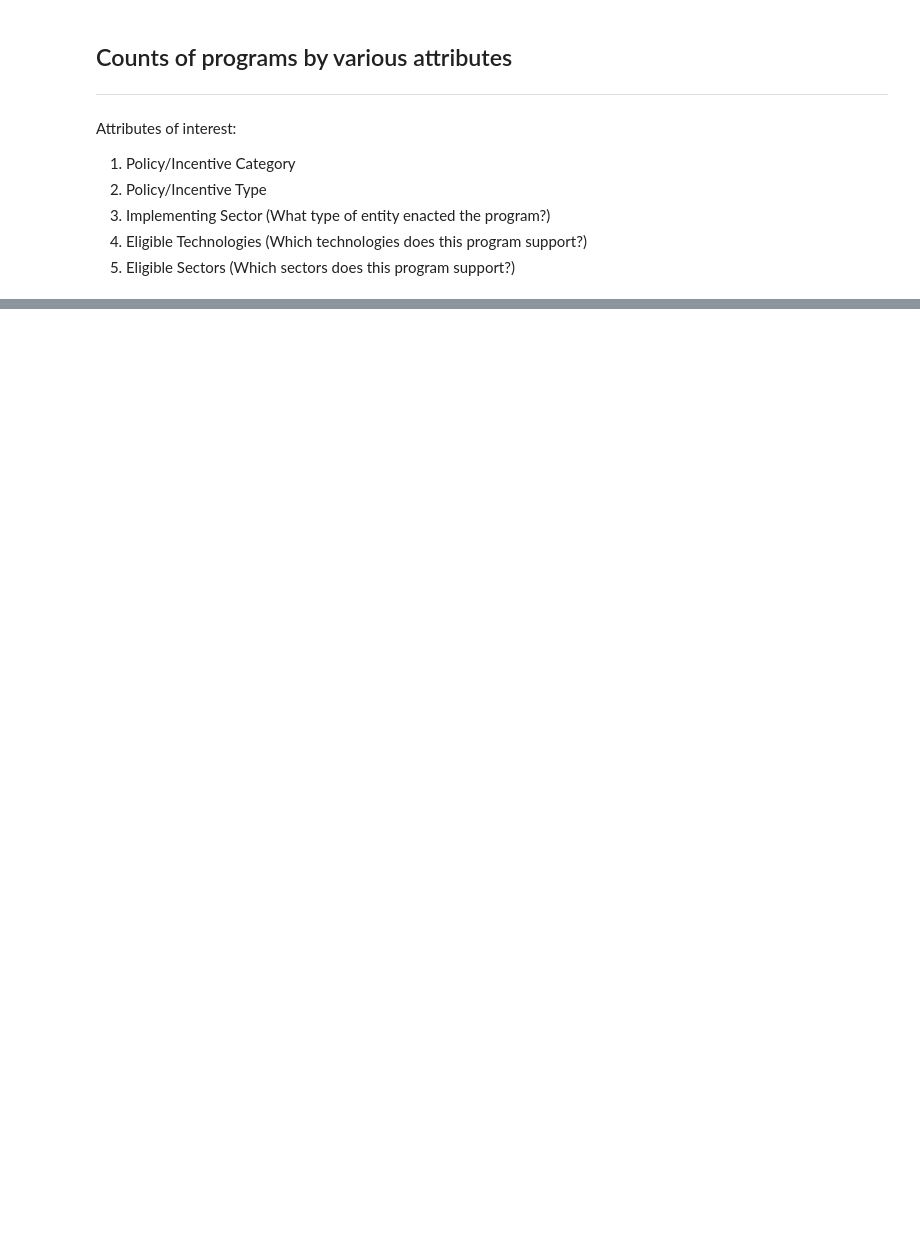
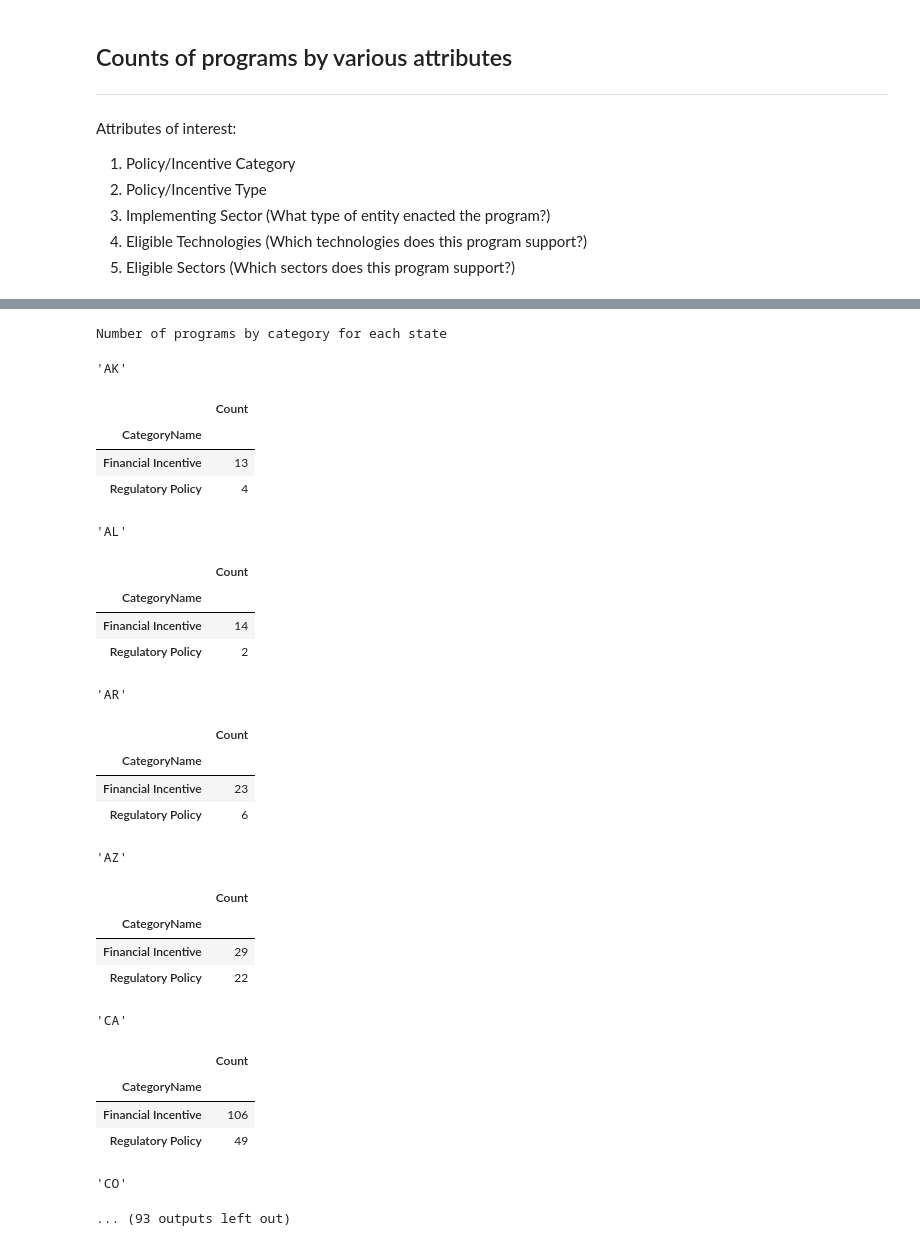
Before and after one commit to sven-soderborg/HonorsThesisCode, a Jupyter notebook: dsire_exploration.ipynb, the cells around one changed output, grey strips where cells are left out. Drawn from its saved outputs; the diff is of its cells as text; code cells hidden in the pictures; blank space fills up the shorter version.

```diff
--- a/dsire_exploration.ipynb
+++ b/dsire_exploration.ipynb
@@ -46,8 +183,9 @@ for col in dsire.columns:
         sect_counts[sec_name] = dsire[col].sum() # binary categorical var so sum is the count
 
 # Add sector counts to the collection of attribute counts
-sect_series = pd.Series(sect_counts)
-attr_counts['Sector'] = sect_series
+sect_series = pd.Series(sect_counts, name='Count')
+sect_series.index.name = 'Applicable Sectors'
+attr_counts['Applicable Sectors'] = sect_series
 
 # See notes about sectors starting line 5
 tech_counts = {}
@@ -55,12 +193,23 @@ for col in dsire.columns:
     if 'Tech_' in col:
         tech_name = tech_dict[col.split('_')[1]]
         tech_counts[tech_name] = dsire[col].sum()
-tech_series = pd.Series(tech_counts)
-attr_counts['Tech'] = tech_series
+tech_series = pd.Series(tech_counts, name='Count')
+tech_series.index.name = 'Applicable Technologies'
+attr_counts['Applicable Technologies'] = tech_series
 
 # Find the value counts for the columns of interest
 for col in cols_interest:
     attr_counts[col] = dsire[col].value_counts()
 
-attr_counts['ImplementingSectorName'].describe()
+# Save the value counts to a workbook
+with pd.ExcelWriter("Data/DSIRE/tables.xlsx", mode='a', engine='openpyxl', if_sheet_exists='replace') as writer:
+    for key, value in attr_counts.items():
+        value.to_excel(writer, sheet_name=f'{key}_counts', index=True)
+
+# Display the value counts for each column of interest
+print('Value counts for each column of interest')
+for key, value in attr_counts.items():
+    print(key)
+    display(value)
+    print('\n')
 # %% [output]
@@ -80,0 +335,39 @@ Attributes of interest are the same as in [Counts of programs by various attribu
+# %%
+state_cat_df = dsire.groupby(['State', 'CategoryName']).size().to_frame('Count')
+
+with pd.ExcelWriter("Data/DSIRE/tables.xlsx", mode='a', engine='openpyxl', if_sheet_exists='replace') as writer:
+        state_cat_df.to_excel(writer, sheet_name="stateXCategory_counts", index=True)
+
+# Display number of programs by category for each state
+print('Number of programs by category for each state')
+for state in state_cat_df.index.levels[0]:
+    display(*[state, state_cat_df.loc[state]])
+# %% [output]
+Number of programs by category for each state
+'AK'
+|  | Count |
+| CategoryName |  |
+| Financial Incentive | 13 |
+| Regulatory Policy | 4 |
+'AL'
+|  | Count |
+| CategoryName |  |
+| Financial Incentive | 14 |
+| Regulatory Policy | 2 |
+'AR'
+|  | Count |
+| CategoryName |  |
+| Financial Incentive | 23 |
+| Regulatory Policy | 6 |
+'AZ'
+|  | Count |
+| CategoryName |  |
+| Financial Incentive | 29 |
+| Regulatory Policy | 22 |
+'CA'
+|  | Count |
+| CategoryName |  |
+| Financial Incentive | 106 |
+| Regulatory Policy | 49 |
+'CO'
+... (93 outputs left out)
```
Also changed, not shown: parts of 17 cells of this notebook, 20 other files.
